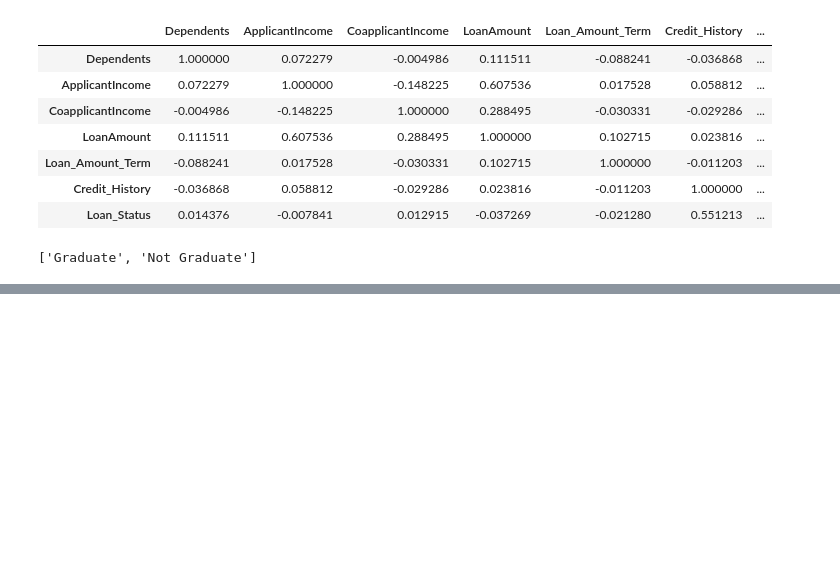
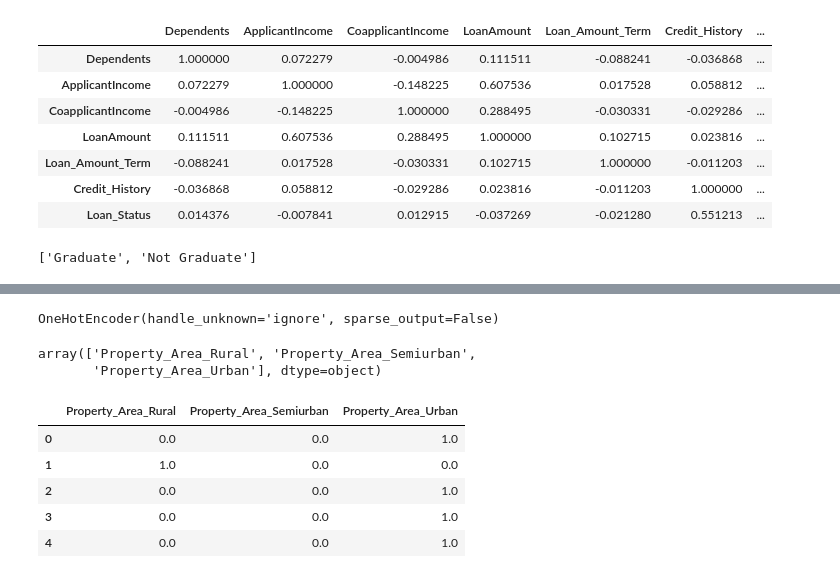
Before and after one commit to MonaTaghavi/dm-ann, a Jupyter notebook: notebooks/08dm-loan-preparation.ipynb, the cells around one changed output, grey strips where cells are left out. Cells and saved outputs as stored; diff of their text form; code cells hidden in the pictures; blank space fills up the shorter version.

```diff
--- a/notebooks/08dm-loan-preparation.ipynb
+++ b/notebooks/08dm-loan-preparation.ipynb
@@ -167,0 +190,25 @@ df["Education"].unique().tolist()
+# %%
+#Load and fit and transform the one-hot encoder
+one_hot_encoder = OneHotEncoder(sparse_output=False, handle_unknown='ignore')
+one_hot_encoded = one_hot_encoder.fit_transform(df[["Property_Area"]])
+one_hot_encoder
+# %% [output]
+OneHotEncoder(handle_unknown='ignore', sparse_output=False)
+# %%
+#Get the column names of the one-hot encoded features
+columns_names = one_hot_encoder.get_feature_names_out(["Property_Area"])
+columns_names
+# %% [output]
+array(['Property_Area_Rural', 'Property_Area_Semiurban',
+       'Property_Area_Urban'], dtype=object)
+# %%
+#Create a DataFrame from the one-hot encoded features
+df_transformed = pd.DataFrame(one_hot_encoded, columns=columns_names)
+df_transformed.head()
+# %% [output]
+|  | Property_Area_Rural | Property_Area_Semiurban | Property_Area_Urban |
+| 0 | 0.0 | 0.0 | 1.0 |
+| 1 | 1.0 | 0.0 | 0.0 |
+| 2 | 0.0 | 0.0 | 1.0 |
+| 3 | 0.0 | 0.0 | 1.0 |
+| 4 | 0.0 | 0.0 | 1.0 |
```
Also changed, not shown: parts of 5 cells of this notebook.
